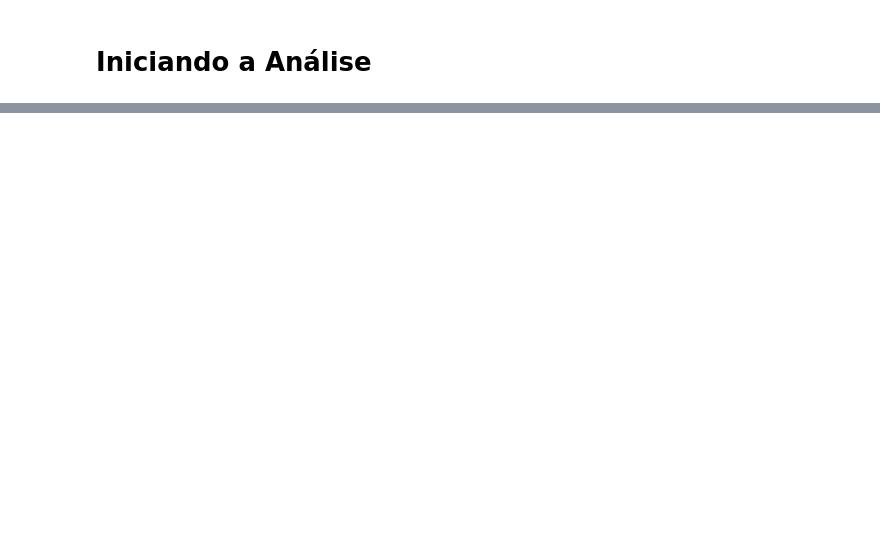
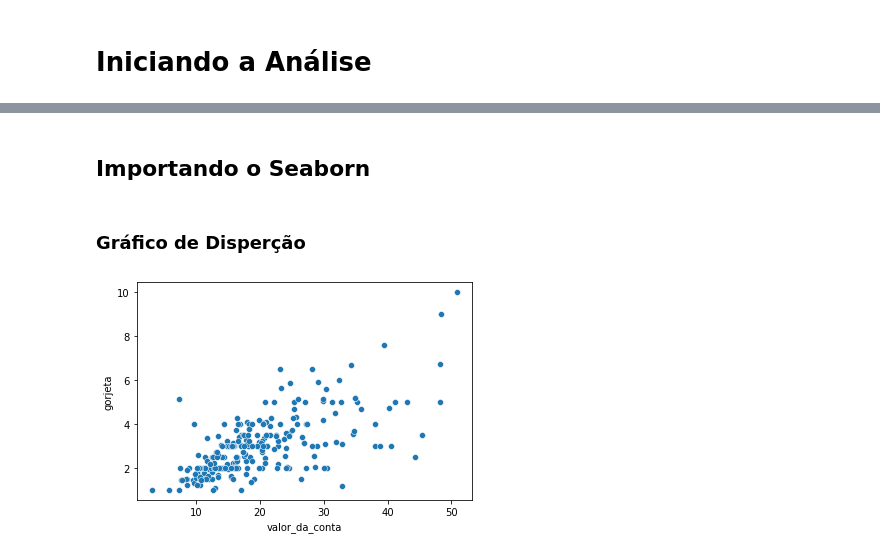
Before and after one commit to Gabriiel-Barbosa/analise-gorjetas, a Jupyter notebook: Relatorio De Analise 01.ipynb, the cells around one changed output, grey strips where cells are left out. Drawn from its saved outputs; the diff is of its cells as text; code cells hidden in the pictures; blank space fills up the shorter version.

```diff
--- a/Relatorio De Analise 01.ipynb
+++ b/Relatorio De Analise 01.ipynb
@@ -112,0 +131,2 @@ import seaborn as sns
+# %% [markdown]
+## Importando o Seaborn
@@ -112,0 +135,6 @@ import seaborn as sns
+# %% [markdown]
+### Gráfico de Disperção
+# %%
+valor_gorjeta = sns.scatterplot(x= 'valor_da_conta', y= 'gorjeta', data=df)
+# %% [output]
+[figure, added]
```
Also changed, not shown: parts of 19 cells of this notebook, 3 other files.
